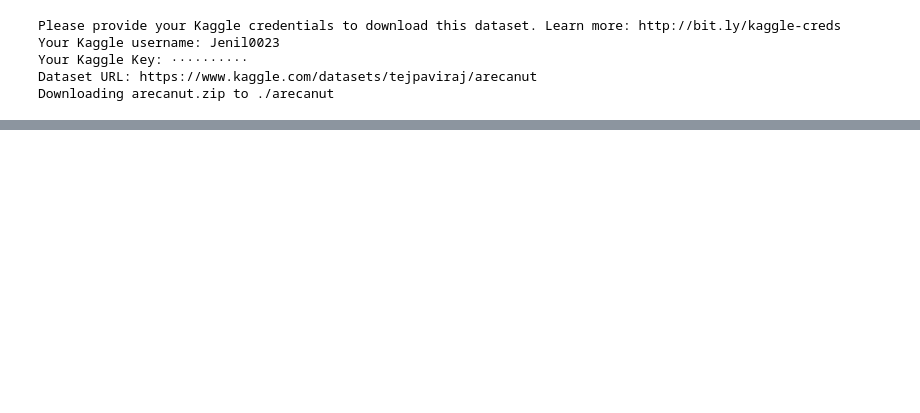
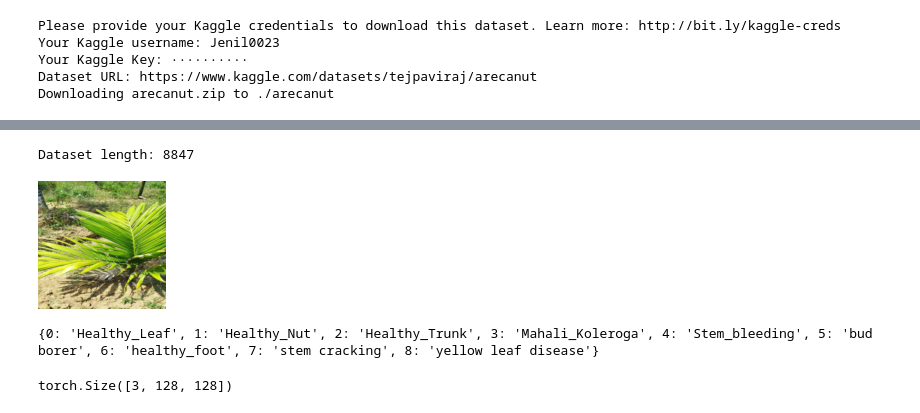
Before and after one commit to Jenil9825/ArecaEdge, a Jupyter notebook: ArecaEdge.ipynb, the cells around one changed output, grey strips where cells are left out. Drawn from its saved outputs; the diff is of its cells as text; code cells hidden in the pictures; blank space fills up the shorter version.

```diff
--- a/ArecaEdge.ipynb
+++ b/ArecaEdge.ipynb
@@ -31,0 +67,45 @@ Downloading arecanut.zip to ./arecanut
+# %%
+class ArecanutDataset(Dataset):
+  def __init__(self, data_dir, transform=None):
+    self.data = ImageFolder(data_dir, transform=transform)
+
+  def __len__(self):
+    return len(self.data)
+
+  def __getitem__(self, idx):
+    return self.data[idx]
+
+    @property
+    def classes(self):
+      return self.data.classes
+# %%
+transform = transforms.Compose([
+    transforms.Resize((128, 128)),
+    transforms.ToTensor()
+])
+
+data_dir = './arecanut/Arecanut_dataset/Arecanut_dataset/train'
+
+dataset = ArecanutDataset(data_dir, transform)
+
+print("Dataset length:", len(dataset))
+# %% [output]
+Dataset length: 8847
+# %%
+from torchvision.transforms.functional import to_pil_image
+
+img_tensor, label = dataset[120]
+to_pil_image(img_tensor)
+# print(label)
+# %% [output]
+[figure, added]
+# %%
+target_to_class = {v: k for k, v in ImageFolder(data_dir).class_to_idx.items()}
+print(target_to_class)
+# %% [output]
+{0: 'Healthy_Leaf', 1: 'Healthy_Nut', 2: 'Healthy_Trunk', 3: 'Mahali_Koleroga', 4: 'Stem_bleeding', 5: 'bud borer', 6: 'healthy_foot', 7: 'stem cracking', 8: 'yellow leaf disease'}
+# %%
+image, label = dataset[1678]
+image.shape
+# %% [output]
+torch.Size([3, 128, 128])
```
Also changed, not shown: parts of 16 cells of this notebook.
